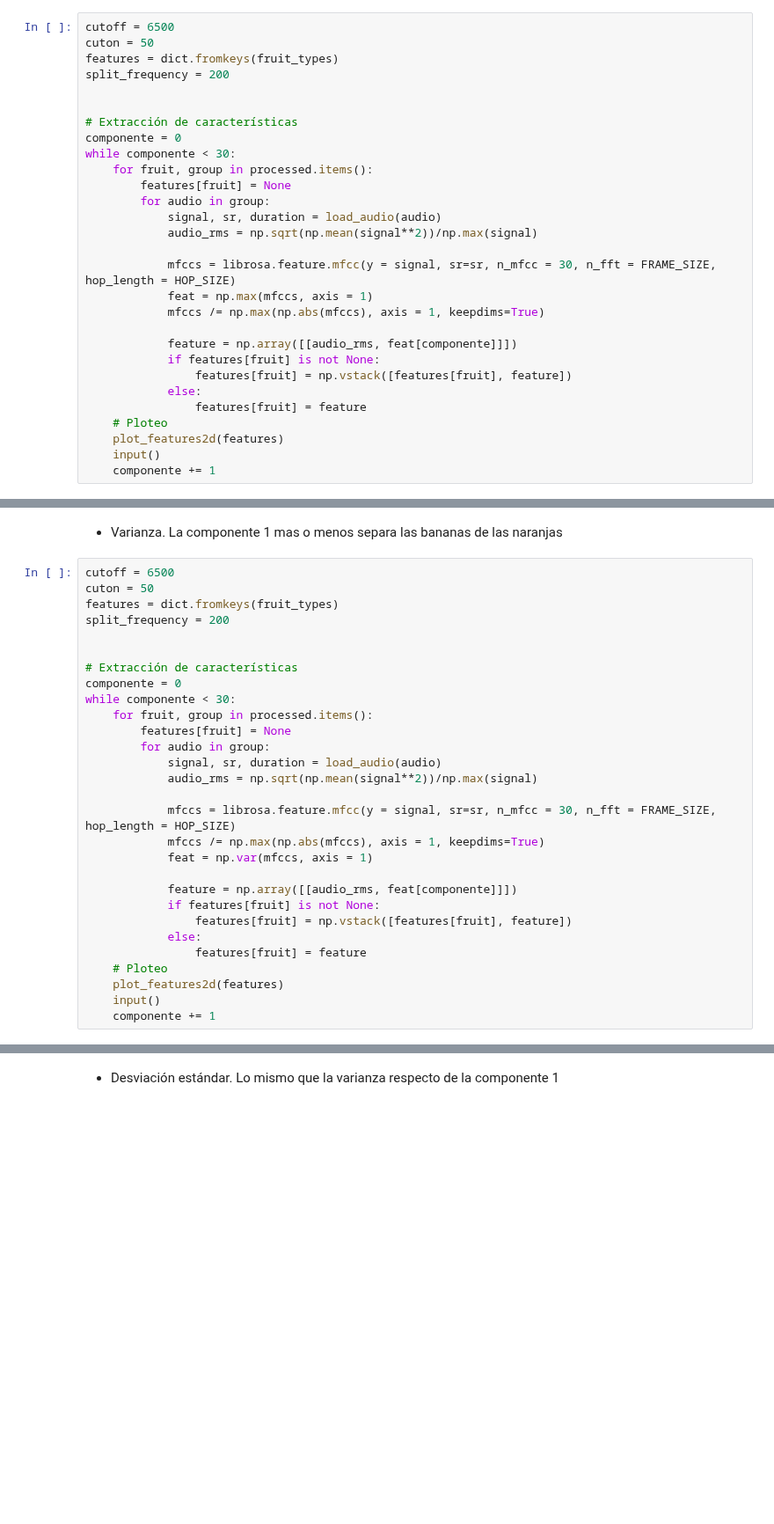
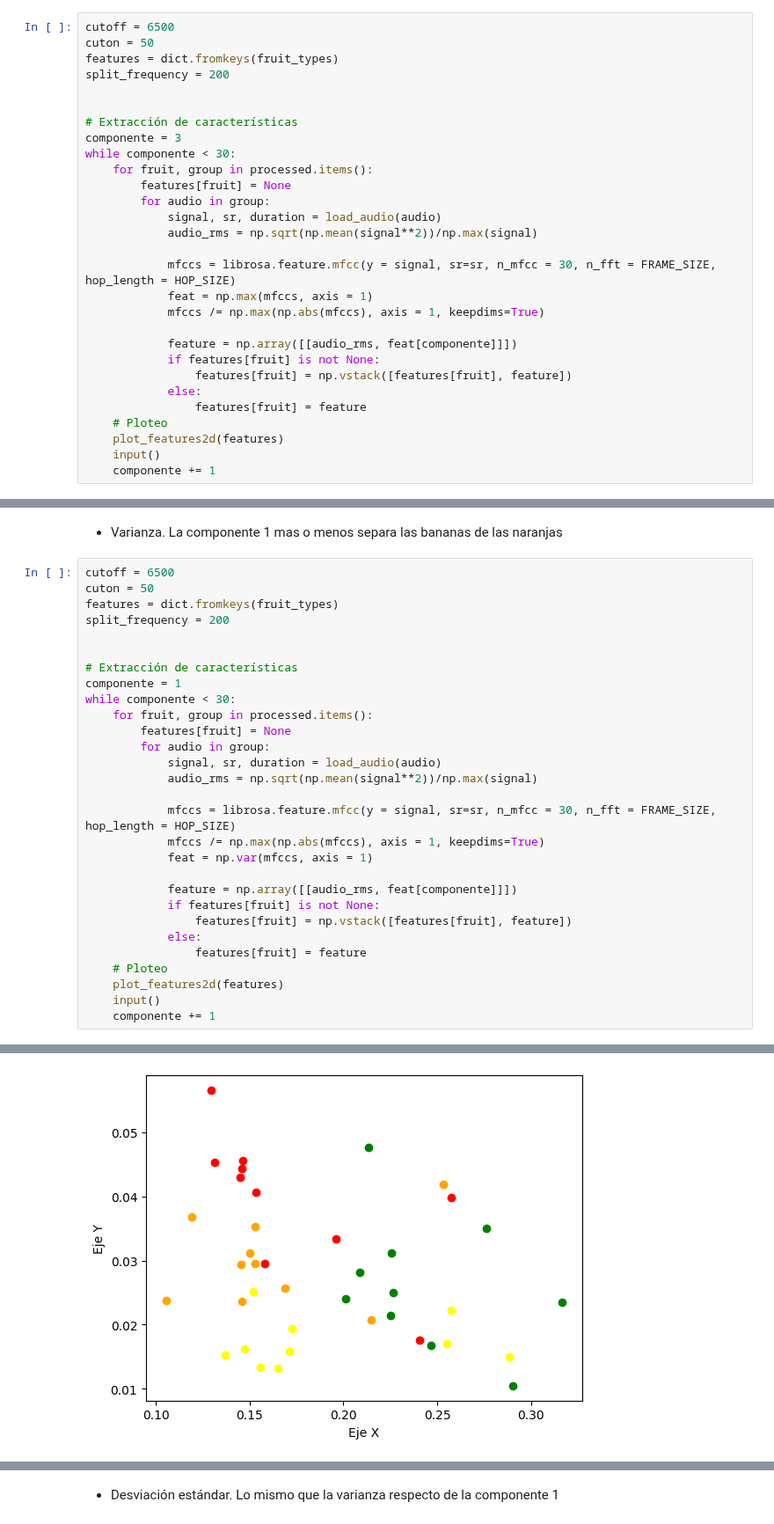
Before and after one commit to Juan2000-coder/Speech_Recognition, a Jupyter notebook: implemetation/first_aproximation/11-Mfccs_rms.ipynb, the cells around one changed output, grey strips where cells are left out. Shown at 88% size. Cells and saved outputs as stored; diff of their text form; blank space fills up the shorter version.

Commit message:
Comparission images features

```diff
--- a/implemetation/first_aproximation/11-Mfccs_rms.ipynb
+++ b/implemetation/first_aproximation/11-Mfccs_rms.ipynb
@@ -218,7 +222,7 @@ split_frequency = 200
 
 
 # Extracción de características
-componente = 0
+componente = 3
 while componente < 30:
     for fruit, group in processed.items():
         features[fruit] = None
@@ -280,7 +284,7 @@ split_frequency = 200
 
 
 # Extracción de características
-componente = 0
+componente = 1
 while componente < 30:
     for fruit, group in processed.items():
         features[fruit] = None
@@ -301,3 +305,4 @@ while componente < 30:
     plot_features2d(features)
     input()
     componente += 1
+# %% [output]
@@ -303,0 +310 @@ while componente < 30:
+[figure, added]
```
Also changed, not shown: parts of 4 cells of this notebook, 17 other files.
